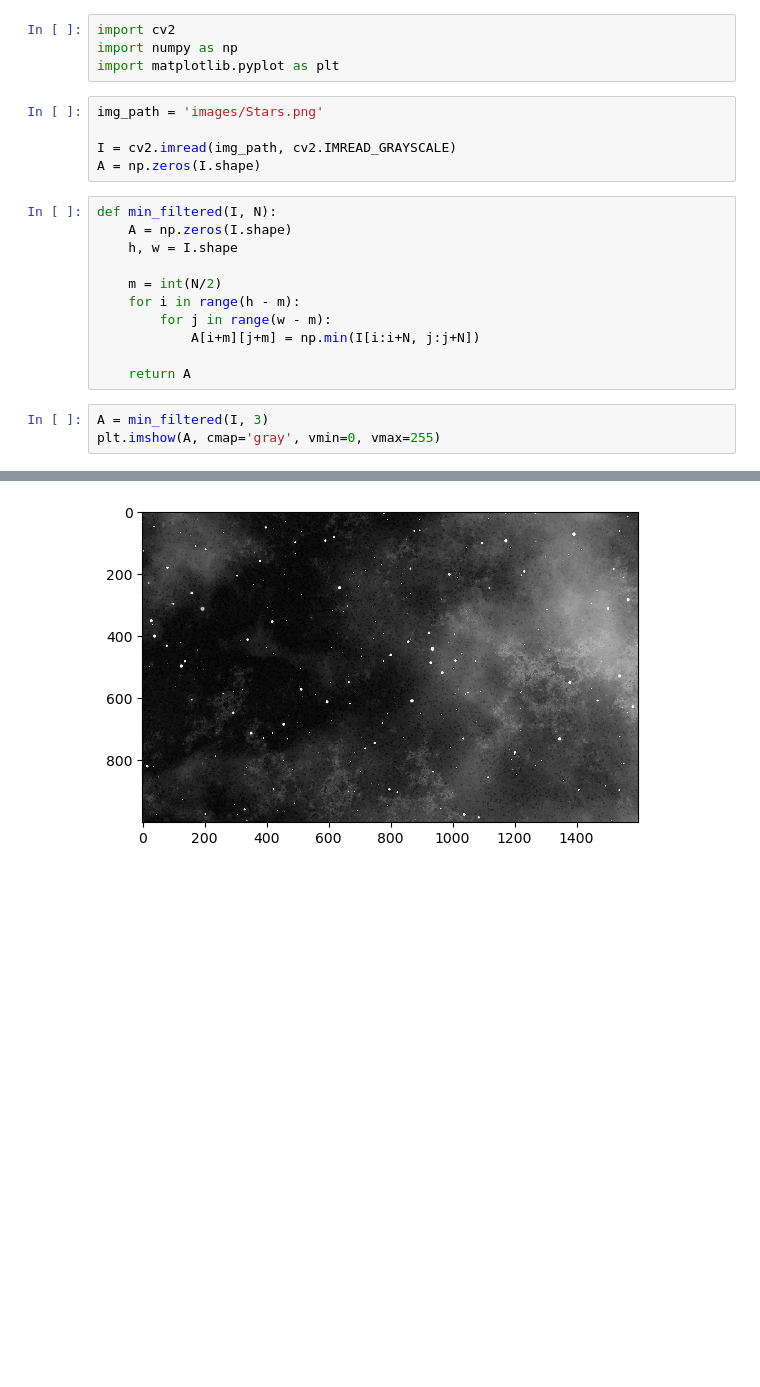
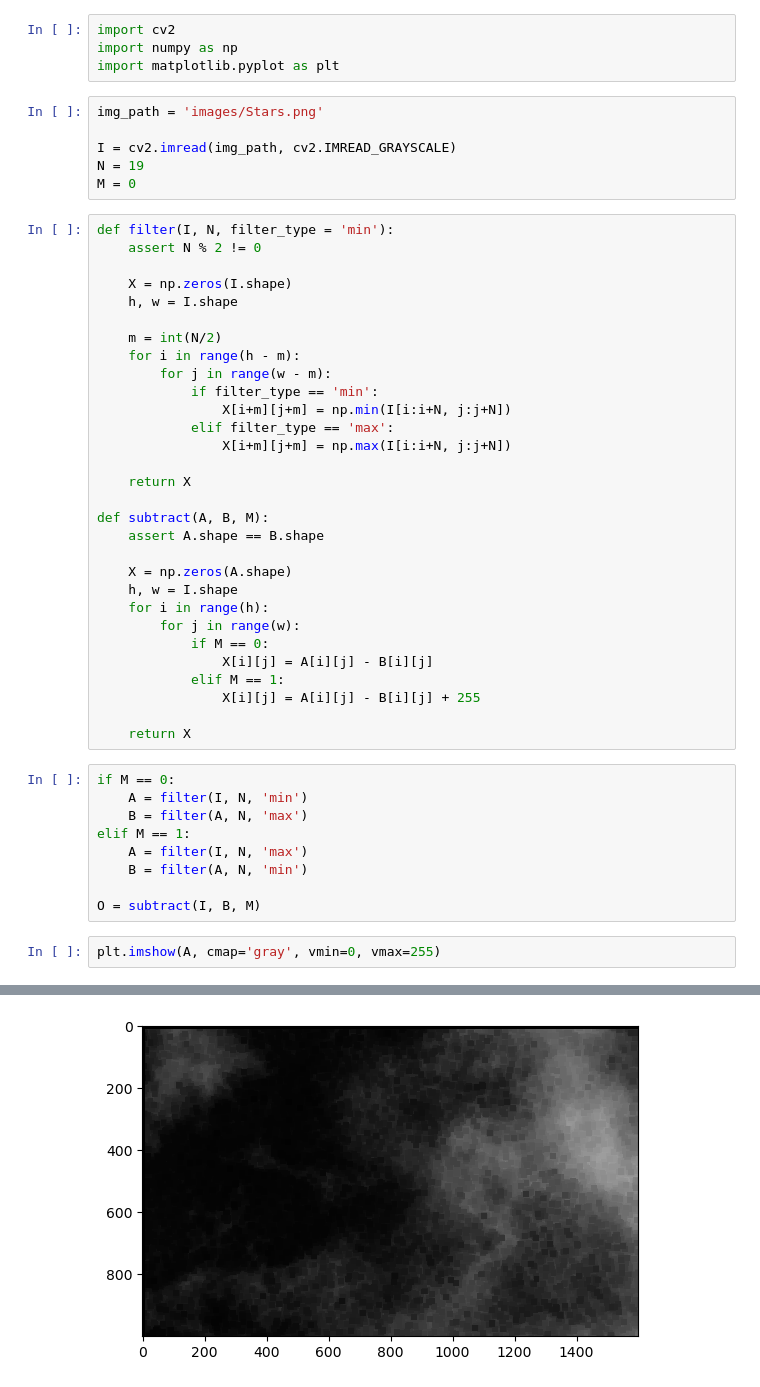
Before and after one commit to DarylLSY/cs9517, a Jupyter notebook: assignment01/assignment.ipynb, the cells around one changed output, grey strips where cells are left out. Saved outputs shown, nothing was run; the diff lists cells and outputs as text; blank space fills up the shorter version.

```diff
--- a/assignment01/assignment.ipynb
+++ b/assignment01/assignment.ipynb
@@ -6,21 +6,49 @@ import matplotlib.pyplot as plt
 img_path = 'images/Stars.png'
 
 I = cv2.imread(img_path, cv2.IMREAD_GRAYSCALE)
-A = np.zeros(I.shape)
+N = 19
+M = 0
 # %%
-def min_filtered(I, N):
-    A = np.zeros(I.shape)
+def filter(I, N, filter_type = 'min'):
+    assert N % 2 != 0
+
+    X = np.zeros(I.shape)
     h, w = I.shape
 
     m = int(N/2)
     for i in range(h - m):
         for j in range(w - m):
-            A[i+m][j+m] = np.min(I[i:i+N, j:j+N])
+            if filter_type == 'min':
+                X[i+m][j+m] = np.min(I[i:i+N, j:j+N])
+            elif filter_type == 'max':
+                X[i+m][j+m] = np.max(I[i:i+N, j:j+N])
 
-    return A
+    return X
+
+def subtract(A, B, M):
+    assert A.shape == B.shape
+
+    X = np.zeros(A.shape)
+    h, w = I.shape
+    for i in range(h):
+        for j in range(w):
+            if M == 0:
+                X[i][j] = A[i][j] - B[i][j]
+            elif M == 1:
+                X[i][j] = A[i][j] - B[i][j] + 255
+
+    return X
+# %%
+if M == 0:
+    A = filter(I, N, 'min')
+    B = filter(A, N, 'max')
+elif M == 1:
+    A = filter(I, N, 'max')
+    B = filter(A, N, 'min')
+
+O = subtract(I, B, M)
 # %%
-A = min_filtered(I, 3)
 plt.imshow(A, cmap='gray', vmin=0, vmax=255)
 # %% [output]
 <matplotlib.image.AxesImage at 0x...>
-[figure, old version]
+[figure, new version]
```
Also changed, not shown: parts of 2 cells of this notebook.
